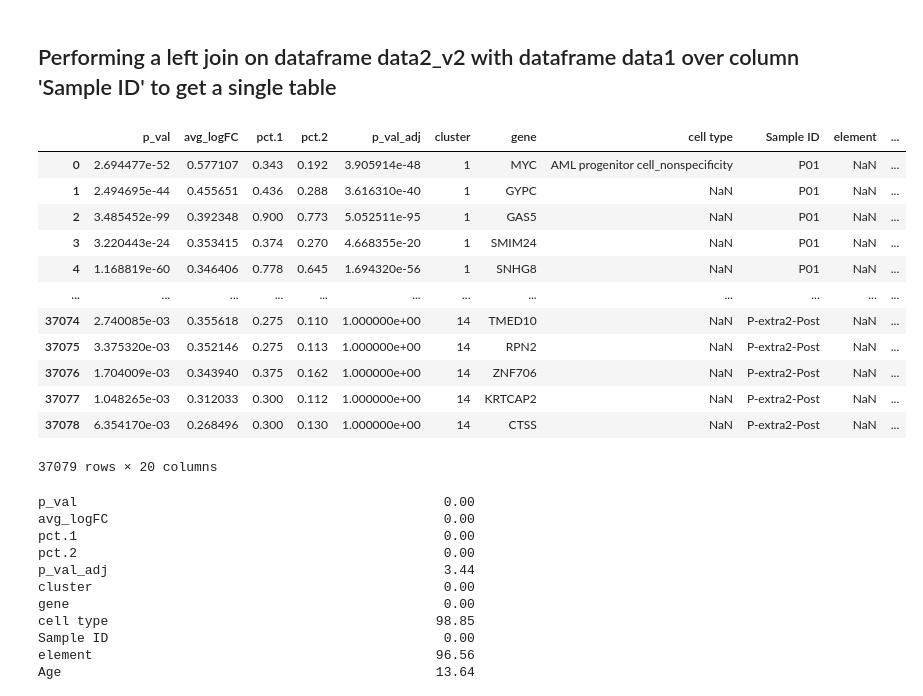
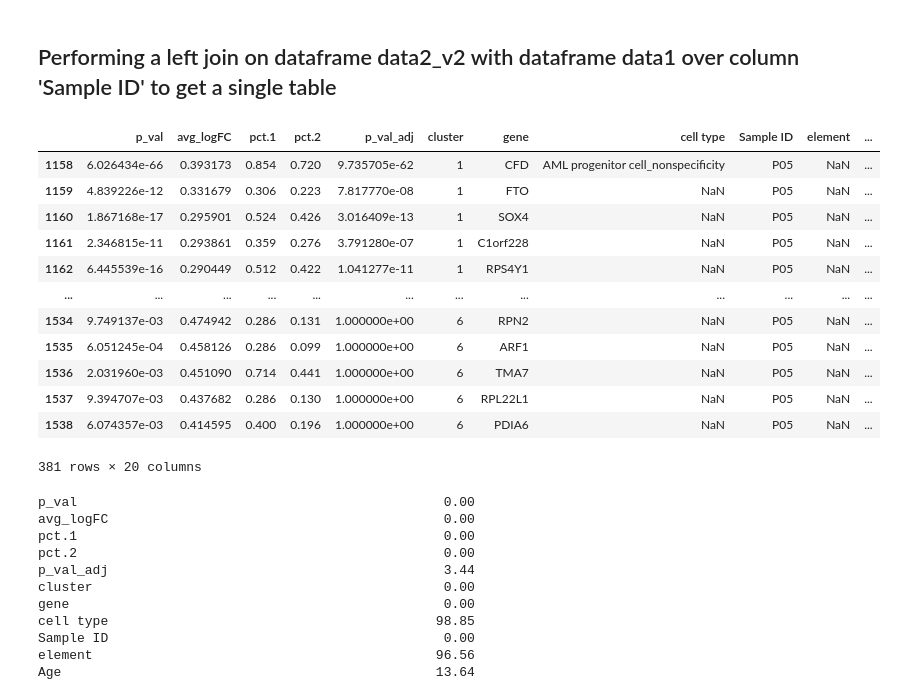
Before and after one commit to kaiyu2012/M-Precise, a Jupyter notebook: code/Exploratory Data Analysis (EDA).ipynb, the cells around one changed output. Saved outputs shown, nothing was run; the diff lists cells and outputs as text; code cells hidden in the pictures.

Commit message:
Version 2
Now the Notebook has Some insight into the clinical data

```diff
--- a/code/Exploratory Data Analysis (EDA).ipynb
+++ b/code/Exploratory Data Analysis (EDA).ipynb
@@ -6,8 +6,9 @@ import numpy as np
 # %% [markdown]
 ## Reading the data in Excel Sheets into Pandas DataFrame
 # %%
-data1=pd.read_excel("datasets/All_patients_clinical_data.xlsx")
+data1=pd.read_excel("datasets/All_patients_clinical_data- with FAB stages.xlsx")
 data2= pd.read_excel("datasets/All_patients_marker_genes.xlsx",sheet_name = None)
+data3 = pd.read_excel("datasets/All_patients_marker_genes_Bcells.xlsx",sheet_name = None)
 # %% [markdown]
 ## Exploring the Data Frame data1
 # %%
@@ -32,0 +30,34 @@ data1
+# %%
+cols= data1.columns.tolist()
+cols.append('mutations')
+cols.append('mutations_order')
+data1_lst=[]
+for i in range(len(data1)):
+    dx= data1.loc[i].copy(deep=True)
+    mutation=dx['Mutation']#.split(sep=',')
+    if type(mutation)== str:
+        mutation=dx['Mutation'].split(sep=',')
+        ctr=0
+
+        lst=[]
+        for x in mutation:
+            lst1=dx.values.tolist()
+            lst1.append(x)
+            lst1.append(ctr)
+            lst.append(lst1)
+            ctr+=1
+    else:
+        #mutation=dx['Mutation'].split(sep=',')
+        ctr=0
+
+        lst=[]
+        #for x in mutation:
+        lst1=dx.values.tolist()
+        lst1.append(np.NaN)
+        lst1.append(np.NaN)
+        lst.append(lst1)
+
+
+    df=pd.DataFrame(lst,columns=cols)
+    data1_lst.append(df)
+data1v1=pd.concat(data1_lst,axis=0, ignore_index=True)
@@ -32,0 +112,6 @@ data1
+# %%
+data3_lst = []
+for x in data3.keys():
+    data3_lst.append(data3[x])
+
+data3V1 = pd.concat(data3_lst,axis=0, ignore_index=True)
@@ -120,21 +214,21 @@ array(['SPINK2', 'CD74', 'IGKC', 'SOX4', 'PRDX1', 'HLA-DRA', 'SMIM24',
 # %%
 data_joined=data2_v2.merge(data1,on='Sample ID', how='left')
 # %%
-data_joined
+data_joined.loc[data_joined['Sample ID']=='P05']
 # %% [output]
 |  | p_val | avg_logFC | pct.1 | pct.2 | p_val_adj | cluster | gene | cell type | Sample ID | element | ... |
-| 0 | 2.694477e-52 | 0.577107 | 0.343 | 0.192 | 3.905914e-48 | 1 | MYC | AML progenitor cell_nonspecificity | P01 | NaN | ... |
-| 1 | 2.494695e-44 | 0.455651 | 0.436 | 0.288 | 3.616310e-40 | 1 | GYPC | NaN | P01 | NaN | ... |
-| 2 | 3.485452e-99 | 0.392348 | 0.900 | 0.773 | 5.052511e-95 | 1 | GAS5 | NaN | P01 | NaN | ... |
-| 3 | 3.220443e-24 | 0.353415 | 0.374 | 0.270 | 4.668355e-20 | 1 | SMIM24 | NaN | P01 | NaN | ... |
-| 4 | 1.168819e-60 | 0.346406 | 0.778 | 0.645 | 1.694320e-56 | 1 | SNHG8 | NaN | P01 | NaN | ... |
+| 1158 | 6.026434e-66 | 0.393173 | 0.854 | 0.720 | 9.735705e-62 | 1 | CFD | AML progenitor cell_nonspecificity | P05 | NaN | ... |
+| 1159 | 4.839226e-12 | 0.331679 | 0.306 | 0.223 | 7.817770e-08 | 1 | FTO | NaN | P05 | NaN | ... |
+| 1160 | 1.867168e-17 | 0.295901 | 0.524 | 0.426 | 3.016409e-13 | 1 | SOX4 | NaN | P05 | NaN | ... |
+| 1161 | 2.346815e-11 | 0.293861 | 0.359 | 0.276 | 3.791280e-07 | 1 | C1orf228 | NaN | P05 | NaN | ... |
+| 1162 | 6.445539e-16 | 0.290449 | 0.512 | 0.422 | 1.041277e-11 | 1 | RPS4Y1 | NaN | P05 | NaN | ... |
 | ... | ... | ... | ... | ... | ... | ... | ... | ... | ... | ... | ... |
-| 37074 | 2.740085e-03 | 0.355618 | 0.275 | 0.110 | 1.000000e+00 | 14 | TMED10 | NaN | P-extra2-Post | NaN | ... |
-| 37075 | 3.375320e-03 | 0.352146 | 0.275 | 0.113 | 1.000000e+00 | 14 | RPN2 | NaN | P-extra2-Post | NaN | ... |
-| 37076 | 1.704009e-03 | 0.343940 | 0.375 | 0.162 | 1.000000e+00 | 14 | ZNF706 | NaN | P-extra2-Post | NaN | ... |
-| 37077 | 1.048265e-03 | 0.312033 | 0.300 | 0.112 | 1.000000e+00 | 14 | KRTCAP2 | NaN | P-extra2-Post | NaN | ... |
-| 37078 | 6.354170e-03 | 0.268496 | 0.300 | 0.130 | 1.000000e+00 | 14 | CTSS | NaN | P-extra2-Post | NaN | ... |
+| 1534 | 9.749137e-03 | 0.474942 | 0.286 | 0.131 | 1.000000e+00 | 6 | RPN2 | NaN | P05 | NaN | ... |
+| 1535 | 6.051245e-04 | 0.458126 | 0.286 | 0.099 | 1.000000e+00 | 6 | ARF1 | NaN | P05 | NaN | ... |
+| 1536 | 2.031960e-03 | 0.451090 | 0.714 | 0.441 | 1.000000e+00 | 6 | TMA7 | NaN | P05 | NaN | ... |
+| 1537 | 9.394707e-03 | 0.437682 | 0.286 | 0.130 | 1.000000e+00 | 6 | RPL22L1 | NaN | P05 | NaN | ... |
+| 1538 | 6.074357e-03 | 0.414595 | 0.400 | 0.196 | 1.000000e+00 | 6 | PDIA6 | NaN | P05 | NaN | ... |
-37079 rows × 20 columns
+381 rows × 20 columns
 # %%
 #Identifying the amount of missing values in each column for EDA
 ((data_joined.isnull() | data_joined.isna()).sum() * 100 / data_joined.index.size).round(2)
```
Also changed, not shown: parts of 22 cells of this notebook.
